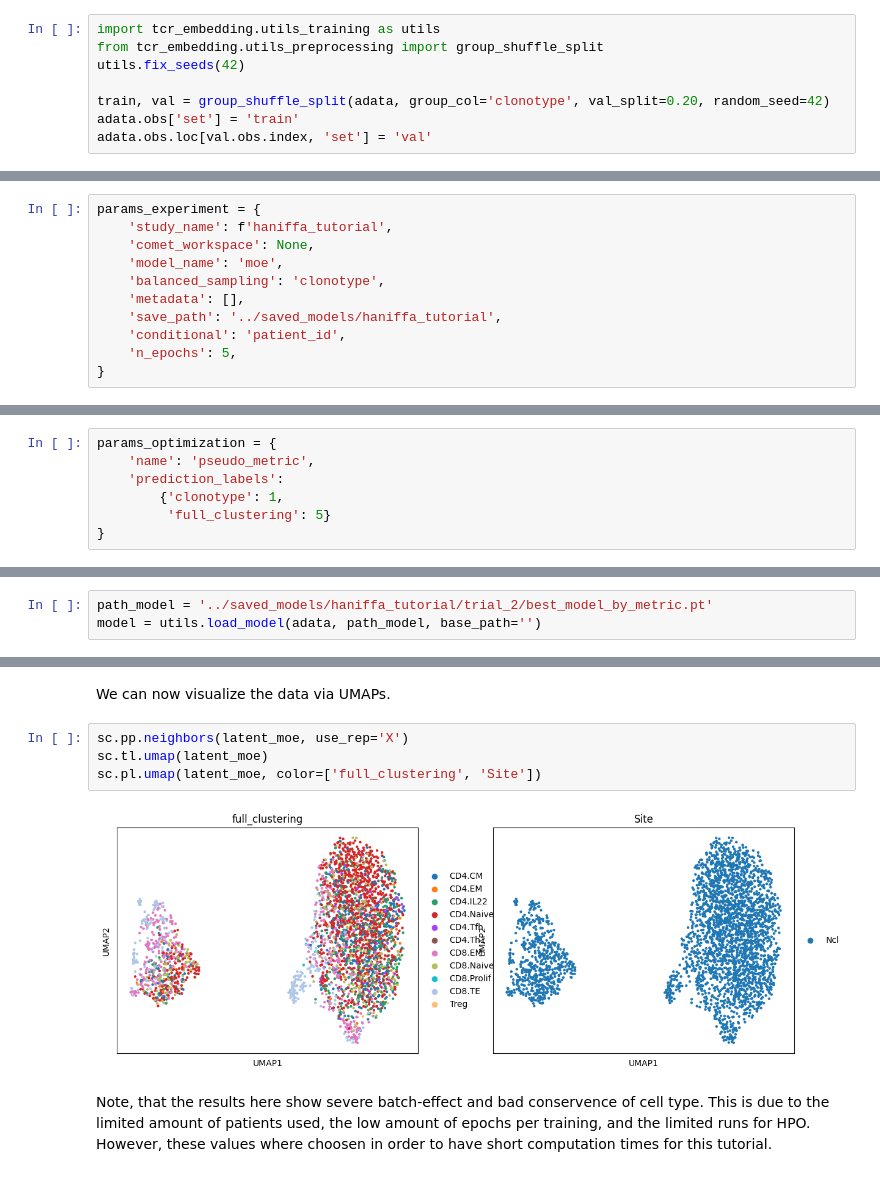
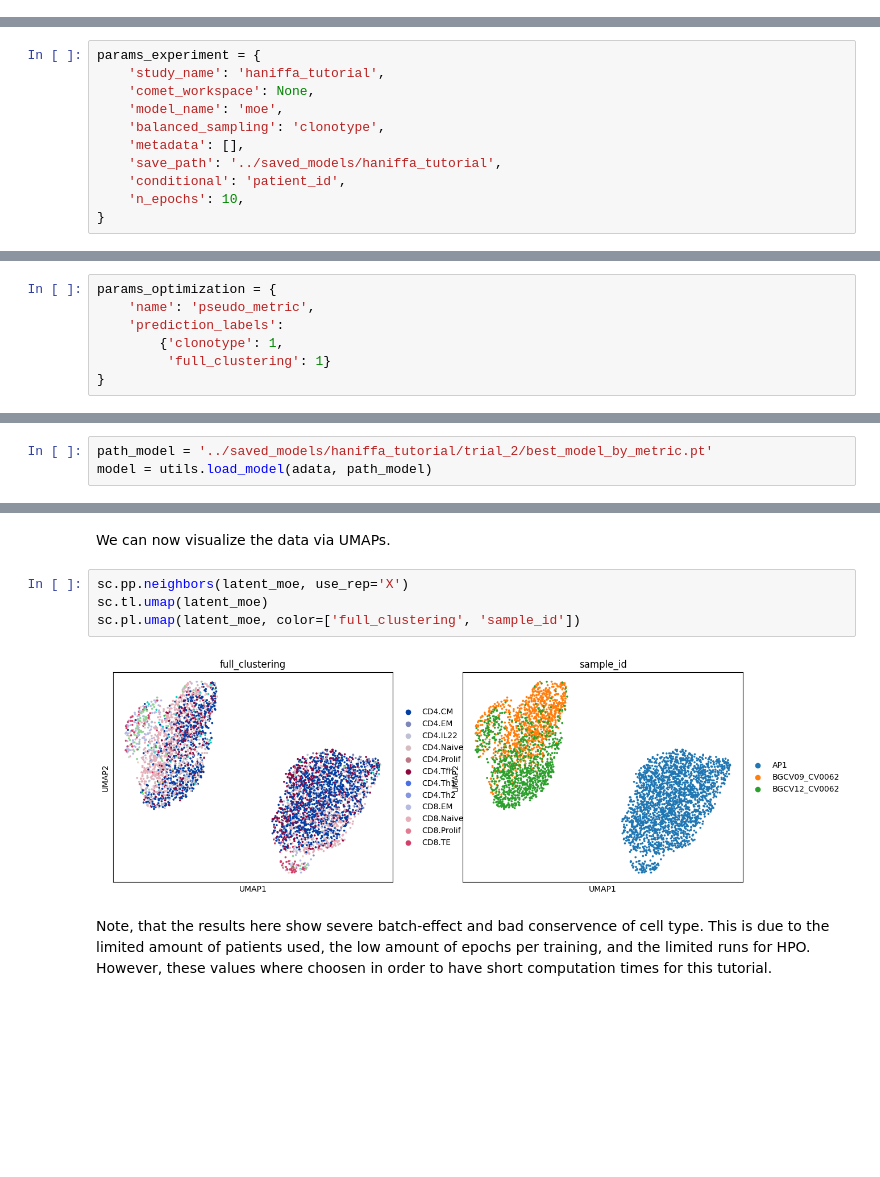
Before and after one commit to SchubertLab/mvTCR, a Jupyter notebook: tutorials/02_training_analysis.ipynb, the cells around one changed output, grey strips where cells are left out. Saved outputs shown, nothing was run; the diff lists cells and outputs as text; blank space fills up the shorter version.

```diff
--- a/tutorials/02_training_analysis.ipynb
+++ b/tutorials/02_training_analysis.ipynb
@@ -17,11 +26,3 @@ Then we divide the data into training and validation data. Typically, a split of
-# %%
-import tcr_embedding.utils_training as utils
-from tcr_embedding.utils_preprocessing import group_shuffle_split
-utils.fix_seeds(42)
-
-train, val = group_shuffle_split(adata, group_col='clonotype', val_split=0.20, random_seed=42)
-adata.obs['set'] = 'train'
-adata.obs.loc[val.obs.index, 'set'] = 'val'
 # %% [markdown]
 ## Defining the model parameters
 We need to proivde the model a couple of parameters:
@@ -35,14 +36,14 @@ We need to proivde the model a couple of parameters:
 - n_epoch: amounts of epochs to train the model. For the paper we used 200 epochs. For showcasing however, we will reduce it to 5.
 # %%
 params_experiment = {
-    'study_name': f'haniffa_tutorial',
+    'study_name': 'haniffa_tutorial',
     'comet_workspace': None,
     'model_name': 'moe',
     'balanced_sampling': 'clonotype',
     'metadata': [],
     'save_path': '../saved_models/haniffa_tutorial',
     'conditional': 'patient_id',
-    'n_epochs': 5,
+    'n_epochs': 10,
 }
 # %% [markdown]
 ## Defining Optimization parameters
@@ -52,7 +53,7 @@ params_optimization = {
     'name': 'pseudo_metric',
     'prediction_labels':
         {'clonotype': 1,
-         'full_clustering': 5}
+         'full_clustering': 1}
 }
 # %% [markdown]
 ## Calling the training functions
@@ -81,7 +84,7 @@ Best trial:
 The console output indicates the best model after Hyperparameter Optimization. We will now load this model and embedd our data with it. Following, we can continue with standard analysis.
 # %%
 path_model = '../saved_models/haniffa_tutorial/trial_2/best_model_by_metric.pt'
-model = utils.load_model(adata, path_model, base_path='')
+model = utils.load_model(adata, path_model)
 # %% [markdown]
 The data is embedded and the cell annotation is copied to the resulting AnnData object.
 # %%
@@ -92,8 +95,8 @@ We can now visualize the data via UMAPs.
 # %%
 sc.pp.neighbors(latent_moe, use_rep='X')
 sc.tl.umap(latent_moe)
-sc.pl.umap(latent_moe, color=['full_clustering', 'Site'])
+sc.pl.umap(latent_moe, color=['full_clustering', 'sample_id'])
 # %% [output]
-[figure, old version]
+[figure, new version]
 # %% [markdown]
 Note, that the results here show severe batch-effect and bad conservence of cell type. This is due to the limited amount of patients used, the low amount of epochs per training, and the limited runs for HPO. However, these values where choosen in order to have  short computation times for this tutorial.
```
Also changed, not shown: parts of 5 cells of this notebook, 54 other files.
